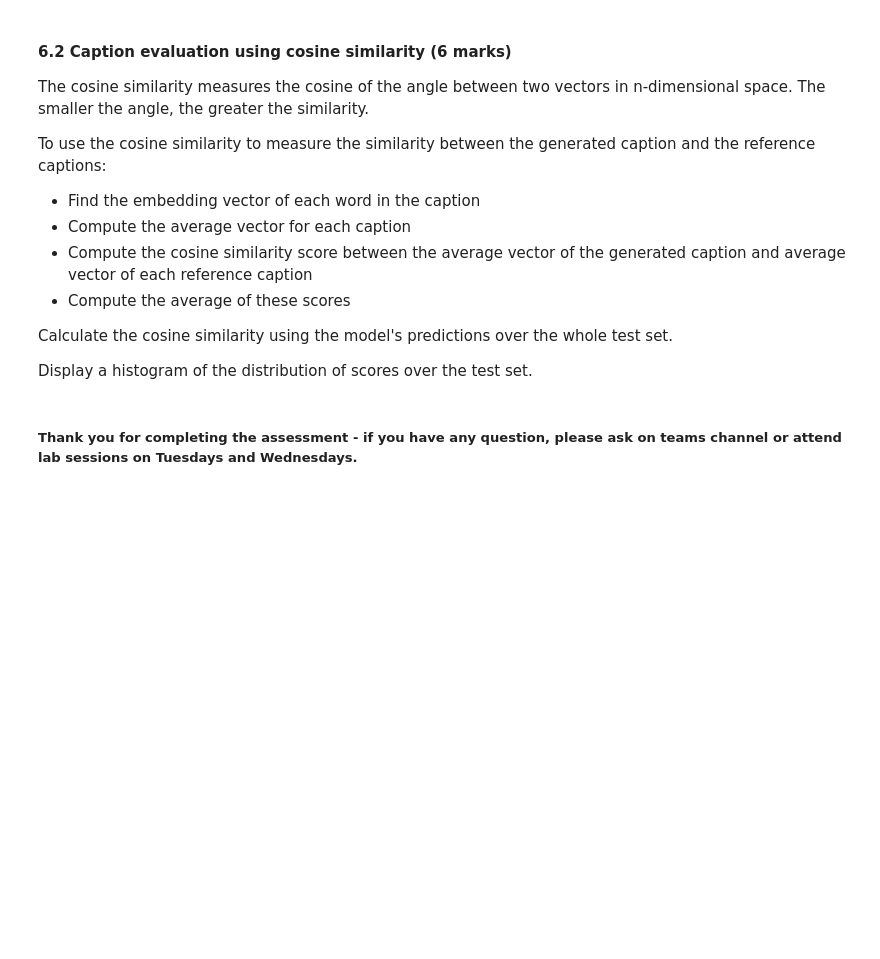
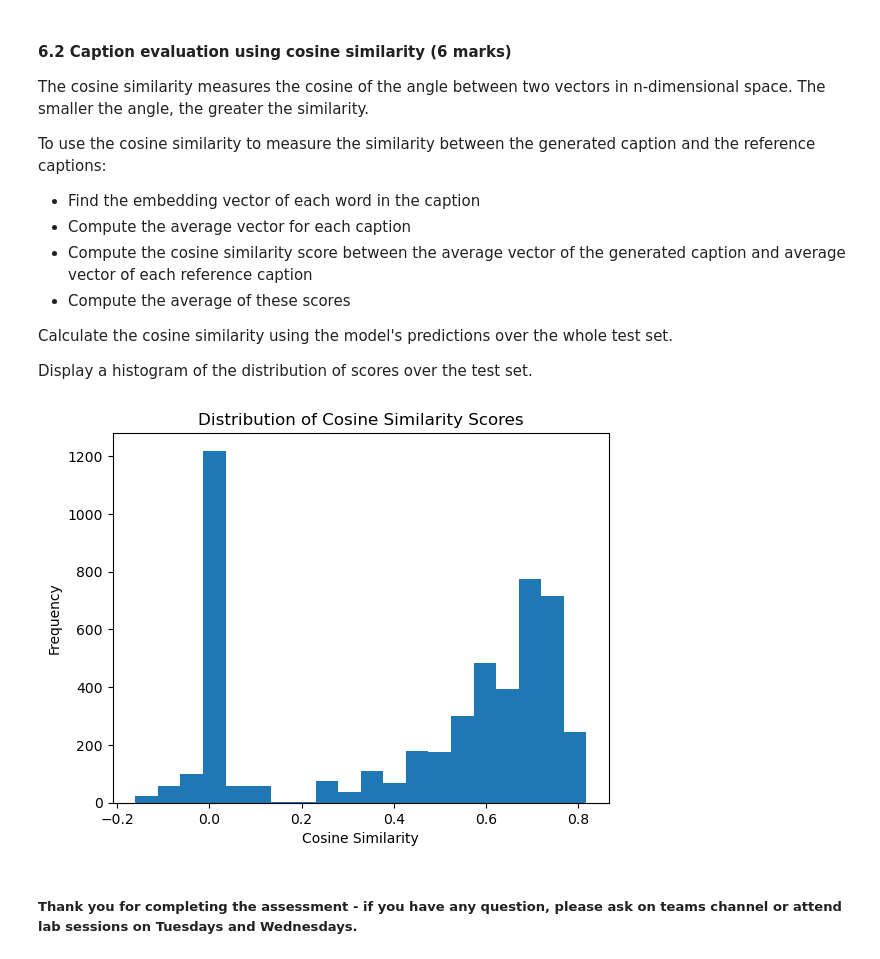
Before and after one commit to assh/dl_assessment2, a Jupyter notebook: Part2_COMP5625M_assessment2024_problem.ipynb, the cells around one changed output. Cells and saved outputs as stored; diff of their text form; code cells hidden in the pictures; blank space fills up the shorter version.

```diff
--- a/Part2_COMP5625M_assessment2024_problem.ipynb
+++ b/Part2_COMP5625M_assessment2024_problem.ipynb
@@ -1017,2 +992,57 @@ Display a histogram of the distribution of scores over the test set.
+# %%
+# your code here
+from torch.nn.functional import cosine_similarity
+import numpy as np
+import matplotlib.pyplot as plt
+from sklearn.metrics.pairwise import cosine_similarity as sklearn_cosine_similarity
+
+# First, get the embeddings for each word in your vocabulary
+word_embeddings = decoder.embed.weight.data.cpu().numpy()
+
+def get_caption_embedding(caption, vocab, word_embeddings):
+    # Convert caption to list of indices
+    indices = [vocab.word2idx[word] for word in caption.split() if word in vocab.word2idx]
+    # Retrieve the corresponding embeddings and take the mean
+    if len(indices) == 0:
+        return np.zeros(word_embeddings.shape[1])
+    caption_embedding = np.mean(word_embeddings[indices], axis=0)
+    return caption_embedding
+
+cosine_scores = []
+
+# Loop through the test dataset
+for images, true_captions in test_loader.dataset:
+
+    if images.ndim == 3:
+        images = images.unsqueeze(0)  # Add batch dimension at the beginning
+
+    images = images.to(device)
+
+    # Generate captions for the images
+    features = model(images)
+    sampled_ids = decoder.sample(features)
+    sampled_ids = sampled_ids.cpu().numpy()
+
+
+    # Decode the generated captions
+    generated_captions = [decode_caption(sample, vocab) for sample in sampled_ids]
+    generated_embeddings = np.array([get_caption_embedding(cap, vocab, word_embeddings) for cap in generated_captions])
+
+    # Get embeddings for the true captions
+    true_embeddings = np.array([get_caption_embedding(cap, vocab, word_embeddings) for cap in true_captions])
+
+    # Compute the cosine similarity
+    for gen_emb, true_emb in zip(generated_embeddings, true_embeddings):
+        similarity = sklearn_cosine_similarity([gen_emb], [true_emb])
+        cosine_scores.append(similarity.item())
+
+# Display a histogram of the distribution of cosine similarity scores
+plt.hist(cosine_scores, bins=20)
+plt.xlabel('Cosine Similarity')
+plt.ylabel('Frequency')
+plt.title('Distribution of Cosine Similarity Scores')
+plt.show()
+# %% [output]
+[figure, added]
 # %% [markdown]
 ##### Thank you for completing the assessment - if you have any question, please ask on teams channel or attend lab sessions on Tuesdays and Wednesdays.
```
Also changed, not shown: parts of 7 cells of this notebook.
